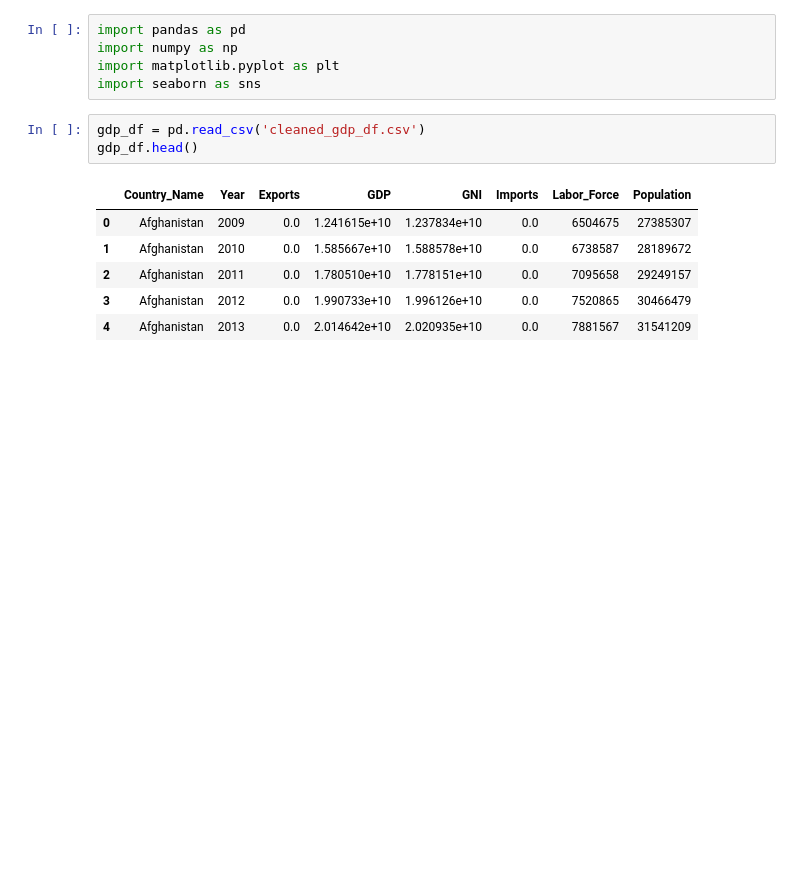
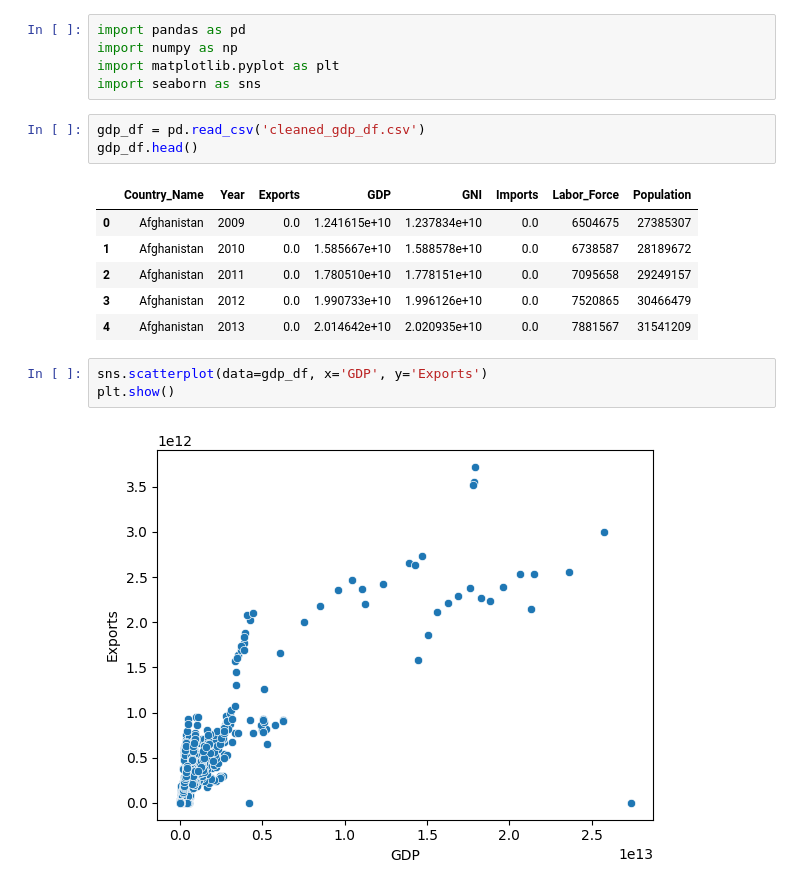
Before and after one commit to koto253/Data_Science_Portfolio, a Jupyter notebook: GDP_Economic_Indicators/eda_gdp_df.ipynb, the cells around one changed output. Saved outputs shown, nothing was run; the diff lists cells and outputs as text; blank space fills up the shorter version.

```diff
--- a/GDP_Economic_Indicators/eda_gdp_df.ipynb
+++ b/GDP_Economic_Indicators/eda_gdp_df.ipynb
@@ -13,3 +13,8 @@ gdp_df.head()
 | 2 | Afghanistan | 2011 | 0.0 | 1.780510e+10 | 1.778151e+10 | 0.0 | 7095658 | 29249157 |
 | 3 | Afghanistan | 2012 | 0.0 | 1.990733e+10 | 1.996126e+10 | 0.0 | 7520865 | 30466479 |
 | 4 | Afghanistan | 2013 | 0.0 | 2.014642e+10 | 2.020935e+10 | 0.0 | 7881567 | 31541209 |
+# %%
+sns.scatterplot(data=gdp_df, x='GDP', y='Exports')
+plt.show()
+# %% [output]
+[figure, added]
```
Also changed, not shown: parts of 4 cells of this notebook.
